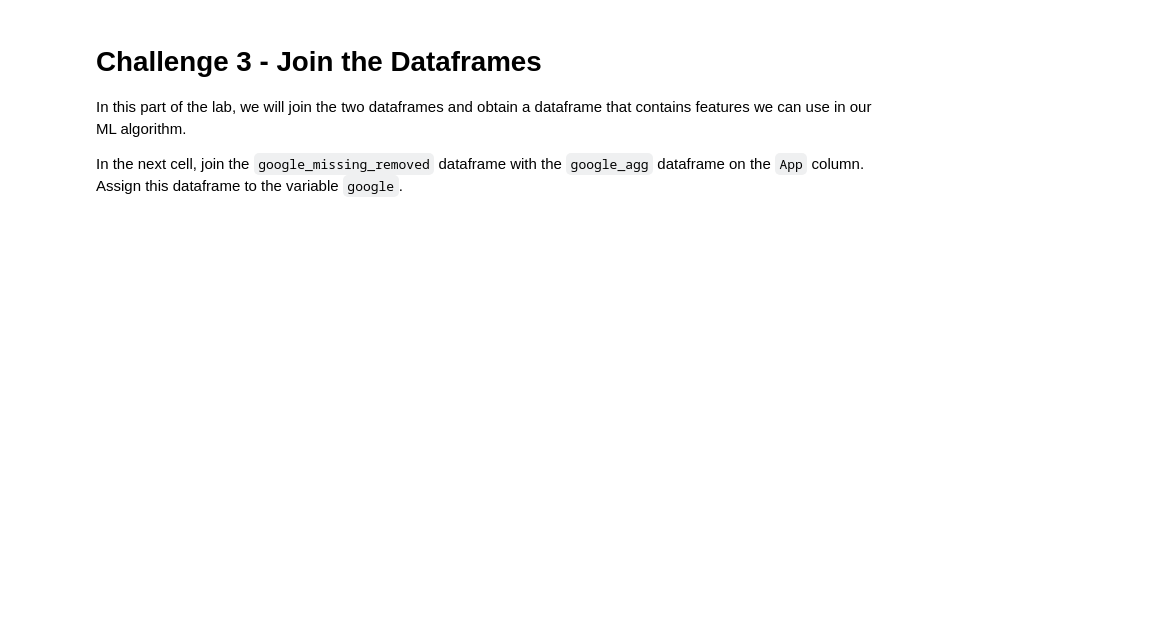
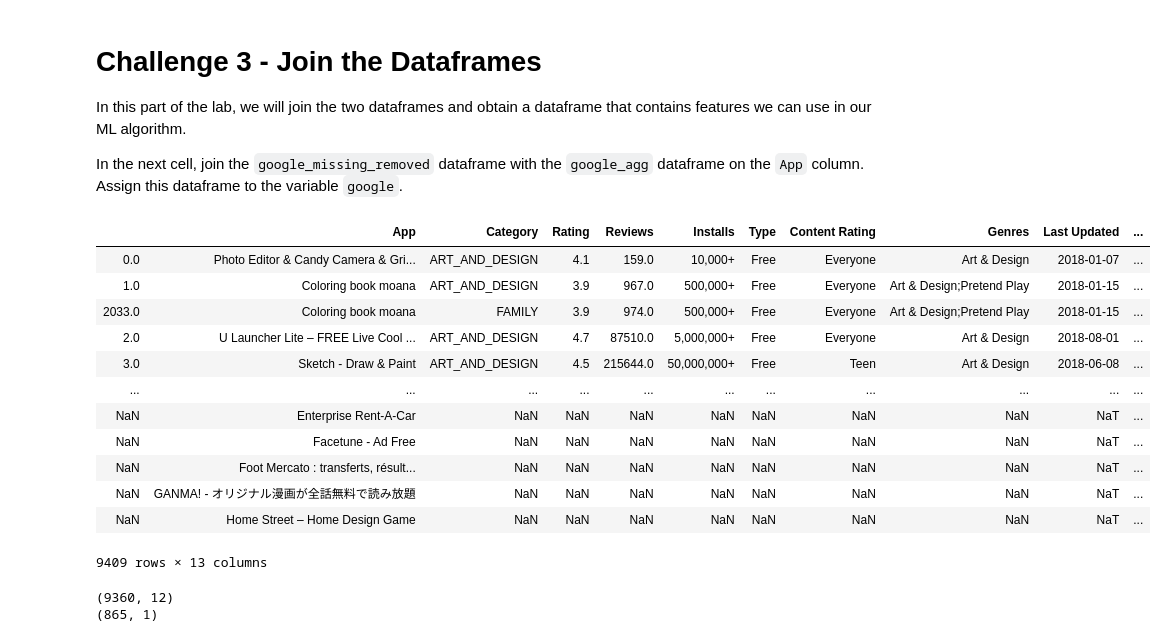
Before and after one commit to ta-data-lis/lab-supervised-learning-feature-extraction, a Jupyter notebook: your-code/notebooks/main.ipynb, the cells around one changed output. Saved outputs shown, nothing was run; the diff lists cells and outputs as text; code cells hidden in the pictures; blank space fills up the shorter version.

```diff
--- a/your-code/notebooks/main.ipynb
+++ b/your-code/notebooks/main.ipynb
@@ -476,0 +497,7 @@ Make sure to account for the case where the denominator is zero using the `np.wh
+# %%
+nominator = google_agg['Positive']
+denominator = google_agg['Total']
+# %%
+# OPTION 1 - Without np.where()
+google_agg['Positive Ratio'] = nominator/denominator
+google_agg.head()
@@ -476,0 +512,4 @@ Make sure to account for the case where the denominator is zero using the `np.wh
+# %%
+# OPTION 2
+google_agg['Positive Ratio'] = np.where(denominator == 0, 0,nominator/denominator )
+google_agg.head()
@@ -481,3 +526,5 @@ Make sure to account for the case where the denominator is zero using the `np.wh
+# %%
+google_agg.drop(['Positive', 'Total'],axis=1, inplace = True)
 # %% [markdown]
 Print the first 5 rows of `google_agg`. Your output should look like:
 
@@ -495,3 +548,32 @@ In the next cell, join the `google_missing_removed` dataframe with the `google_a
+# %%
+# OPTION 1 - REMoves 8132 rows from df
+google = pd.merge(google_missing_removed, google_agg, left_on = 'App', right_index=True,how='inner')
+
+# OPTION 2 - Same number of rows than the google_missing_removed df but with a lot of missing values
+pd.merge(google_missing_removed, google_agg, left_on = 'App', right_index=True,how='left')
+
+# OPTION 3 - Adds 49 rows
+pd.merge(google_missing_removed, google_agg, left_on = 'App', right_index=True, how = 'outer')
+# %% [output]
+|  | App | Category | Rating | Reviews | Installs | Type | Content Rating | Genres | Last Updated | ... |
+| 0.0 | Photo Editor & Candy Camera & Gri... | ART_AND_DESIGN | 4.1 | 159.0 | 10,000+ | Free | Everyone | Art & Design | 2018-01-07 | ... |
+| 1.0 | Coloring book moana | ART_AND_DESIGN | 3.9 | 967.0 | 500,000+ | Free | Everyone | Art & Design;Pretend Play | 2018-01-15 | ... |
+| 2033.0 | Coloring book moana | FAMILY | 3.9 | 974.0 | 500,000+ | Free | Everyone | Art & Design;Pretend Play | 2018-01-15 | ... |
+| 2.0 | U Launcher Lite – FREE Live Cool ... | ART_AND_DESIGN | 4.7 | 87510.0 | 5,000,000+ | Free | Everyone | Art & Design | 2018-08-01 | ... |
+| 3.0 | Sketch - Draw & Paint | ART_AND_DESIGN | 4.5 | 215644.0 | 50,000,000+ | Free | Teen | Art & Design | 2018-06-08 | ... |
+| ... | ... | ... | ... | ... | ... | ... | ... | ... | ... | ... |
+| NaN | Enterprise Rent-A-Car | NaN | NaN | NaN | NaN | NaN | NaN | NaN | NaT | ... |
+| NaN | Facetune - Ad Free | NaN | NaN | NaN | NaN | NaN | NaN | NaN | NaT | ... |
+| NaN | Foot Mercato : transferts, résult... | NaN | NaN | NaN | NaN | NaN | NaN | NaN | NaT | ... |
+| NaN | GANMA! - オリジナル漫画が全話無料で読み放題 | NaN | NaN | NaN | NaN | NaN | NaN | NaN | NaT | ... |
+| NaN | Home Street – Home Design Game | NaN | NaN | NaN | NaN | NaN | NaN | NaN | NaT | ... |
+9409 rows × 13 columns
+# %%
+print(google_missing_removed.shape)
+print(google_agg.shape)
+# %% [output]
+(9360, 12)
+(865, 1)
 # %% [markdown]
 #### Let's look at the final result using the `head()` function. Your final product should look like:
 
```
Also changed, not shown: parts of 13 cells of this notebook.
